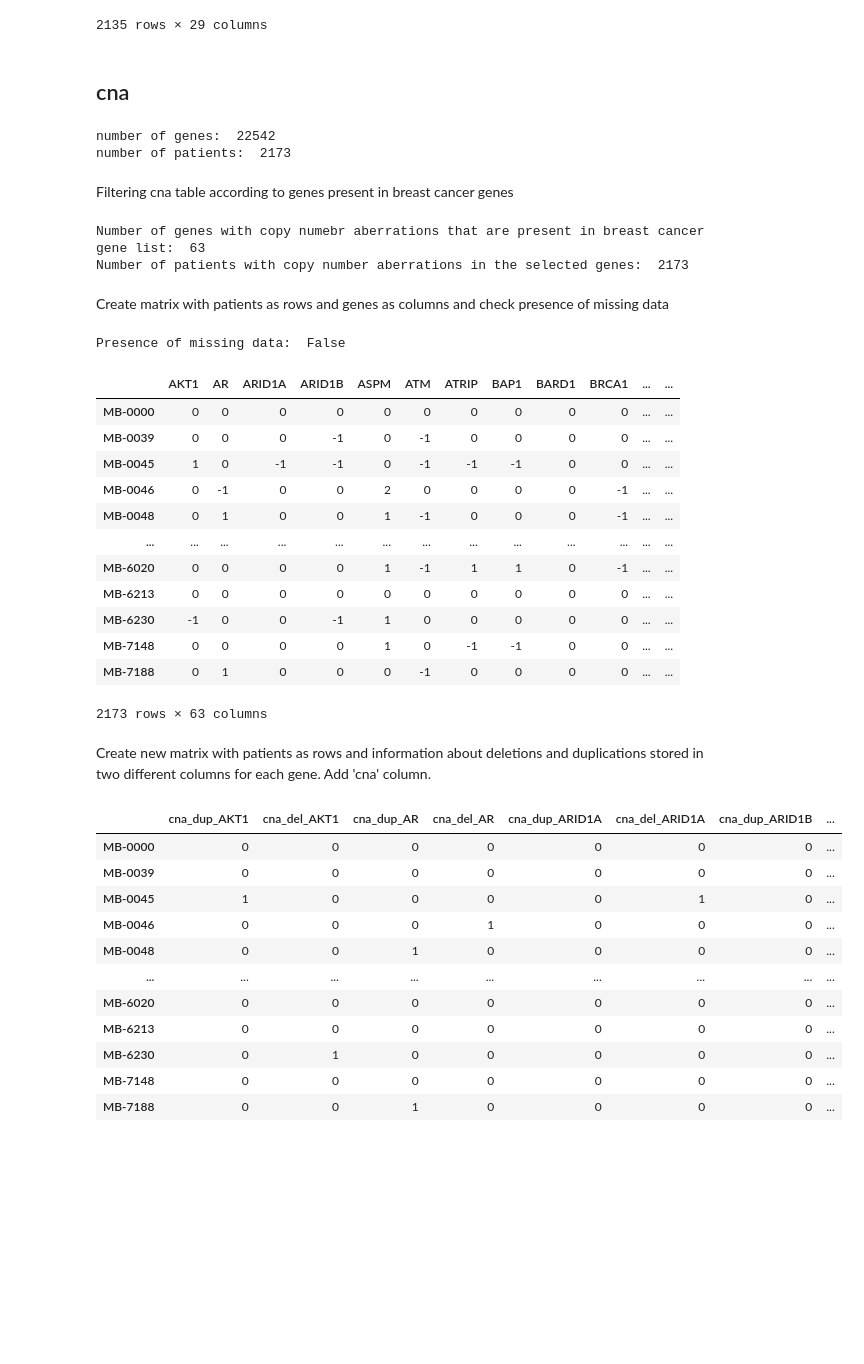
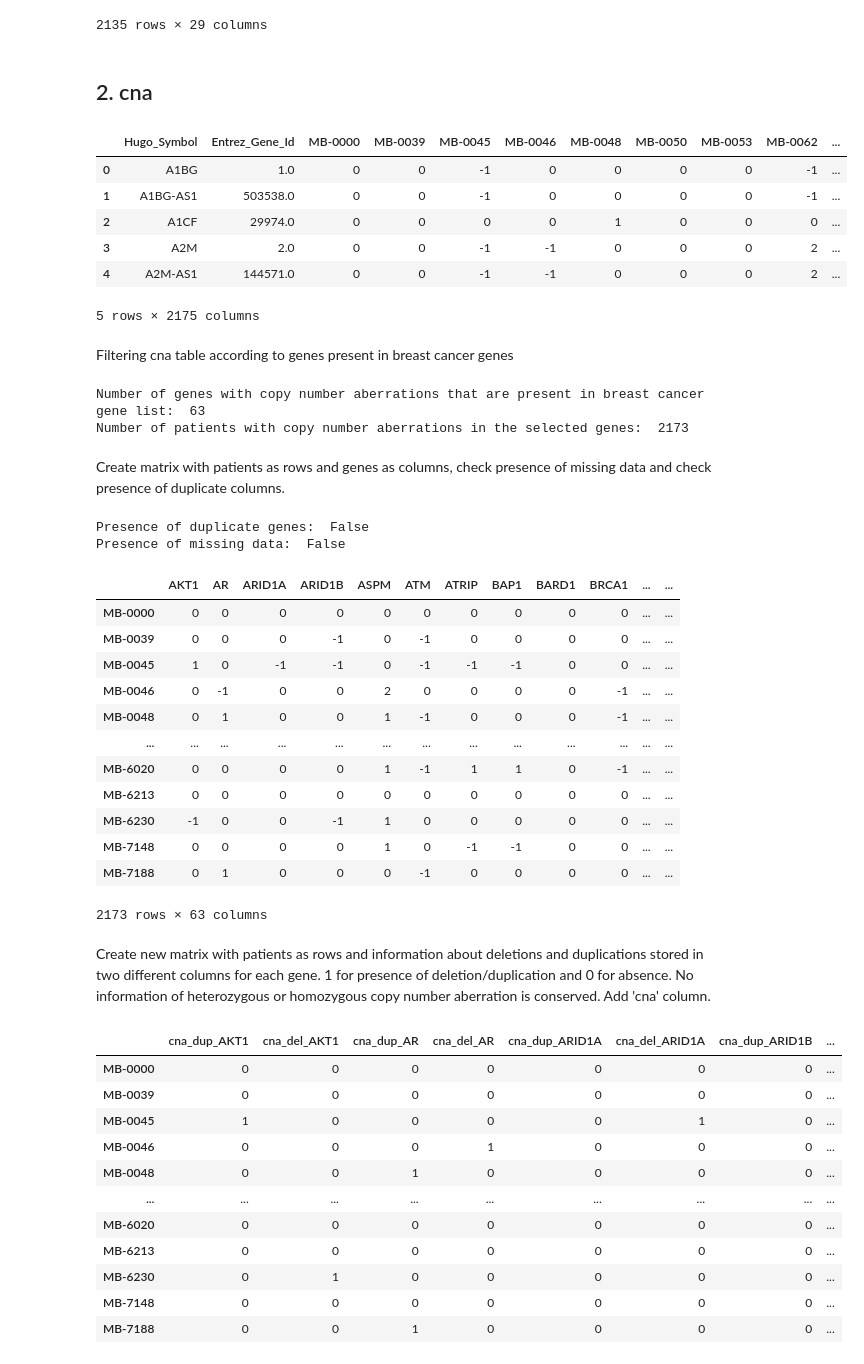
Before and after one commit to SilviaMariaMacri/applied-machine-learning-project, a Jupyter notebook: data_processing.ipynb, the cells around one changed output. Cells and saved outputs as stored; diff of their text form; code cells hidden in the pictures; blank space fills up the shorter version.

Commit message:
data_processing.ipynb final version

```diff
--- a/data_processing.ipynb
+++ b/data_processing.ipynb
@@ -91,13 +103,17 @@ mut_matrix
 | MTS-T2432 | 0 | 0 | 0 | 0 | 0 | 0 | 0 | 0 | 0 | ... |
 2135 rows × 29 columns
 # %% [markdown]
-## cna
+## 2. cna<a class="anchor" id="2"></a>
-# %%
-print('number of genes: ',len(cna.Hugo_Symbol.unique()))
-print('number of patients: ',len(cna.columns)-2)
-# %% [output]
-number of genes:  22542
-number of patients:  2173
+# %%
+cna.head()
+# %% [output]
+|  | Hugo_Symbol | Entrez_Gene_Id | MB-0000 | MB-0039 | MB-0045 | MB-0046 | MB-0048 | MB-0050 | MB-0053 | MB-0062 | ... |
+| 0 | A1BG | 1.0 | 0 | 0 | -1 | 0 | 0 | 0 | 0 | -1 | ... |
+| 1 | A1BG-AS1 | 503538.0 | 0 | 0 | -1 | 0 | 0 | 0 | 0 | -1 | ... |
+| 2 | A1CF | 29974.0 | 0 | 0 | 0 | 0 | 1 | 0 | 0 | 0 | ... |
+| 3 | A2M | 2.0 | 0 | 0 | -1 | -1 | 0 | 0 | 0 | 2 | ... |
+| 4 | A2M-AS1 | 144571.0 | 0 | 0 | -1 | -1 | 0 | 0 | 0 | 2 | ... |
+5 rows × 2175 columns
 # %% [markdown]
 Filtering cna table according to genes present in breast cancer genes
 # %%
@@ -105,26 +121,32 @@ Filtering cna table according to genes present in breast cancer genes
 cna_filter = cna.drop('Entrez_Gene_Id', axis=1).copy()
 # filter rows corresponding to selected genes
 cna_filter = cna_filter[cna_filter['Hugo_Symbol'].isin(gene_list)]
-print('Number of genes with copy numebr aberrations that are present in breast cancer gene list: ',len(cna_filter.Hugo_Symbol.unique()))
+print('Number of genes with copy number aberrations that are present in breast cancer gene list: ',len(cna_filter.Hugo_Symbol.unique()))
 print('Number of patients with copy number aberrations in the selected genes: ',len(cna_filter.columns.unique())-1)
 # %% [output]
-Number of genes with copy numebr aberrations that are present in breast cancer gene list:  63
+Number of genes with copy number aberrations that are present in breast cancer gene list:  63
 Number of patients with copy number aberrations in the selected genes:  2173
 # %% [markdown]
-Create matrix with patients as rows and genes as columns and check presence of missing data
+Create matrix with patients as rows and genes as columns, check presence of missing data and check presence of duplicate columns.
 # %%
+dupl_genes = (len(cna_filter) != len(cna_filter.Hugo_Symbol.unique()))
+print('Presence of duplicate genes: ',dupl_genes)
+
 # transpose index and columns
 cna_filter = cna_filter.T
 cna_filter.columns = cna_filter.iloc[0]
 cna_filter = cna_filter.drop('Hugo_Symbol',axis=0)
 cna_filter.columns.name = None
 cna_filter = cna_filter.astype(int)
+
 # check presence of missing data
 nan = cna_filter.isnull().values.any()
 print('Presence of missing data: ',nan)
 
+
 cna_filter
 # %% [output]
+Presence of duplicate genes:  False
 Presence of missing data:  False
 |  | AKT1 | AR | ARID1A | ARID1B | ASPM | ATM | ATRIP | BAP1 | BARD1 | BRCA1 | ... | ... |
 | MB-0000 | 0 | 0 | 0 | 0 | 0 | 0 | 0 | 0 | 0 | 0 | ... | ... |
@@ -140,7 +162,7 @@ Presence of missing data:  False
 | MB-7188 | 0 | 1 | 0 | 0 | 0 | -1 | 0 | 0 | 0 | 0 | ... | ... |
 2173 rows × 63 columns
 # %% [markdown]
-Create new matrix with patients as rows and information about deletions and duplications stored in two different columns for each gene. Add 'cna' column.
+Create new matrix with patients as rows and information about deletions and duplications stored in two different columns for each gene. 1 for presence of deletion/duplication and 0 for absence. No information of heterozygous or homozygous copy number aberration is conserved. Add 'cna' column.
 # %%
 cna_matrix = pd.DataFrame()
 for i in cna_filter.columns:
```
Also changed, not shown: parts of 25 cells of this notebook.
